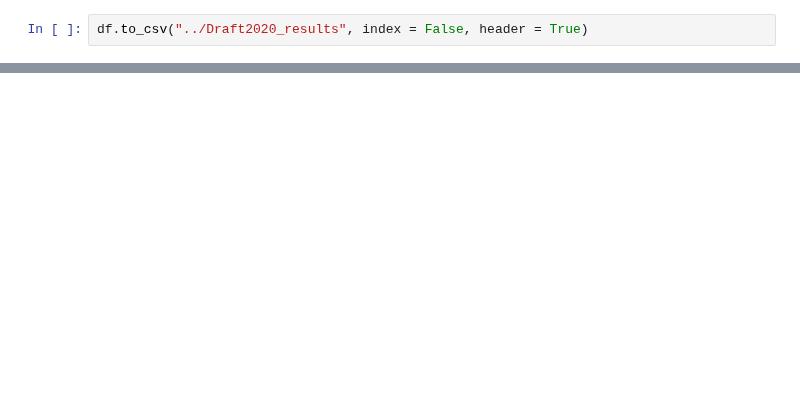
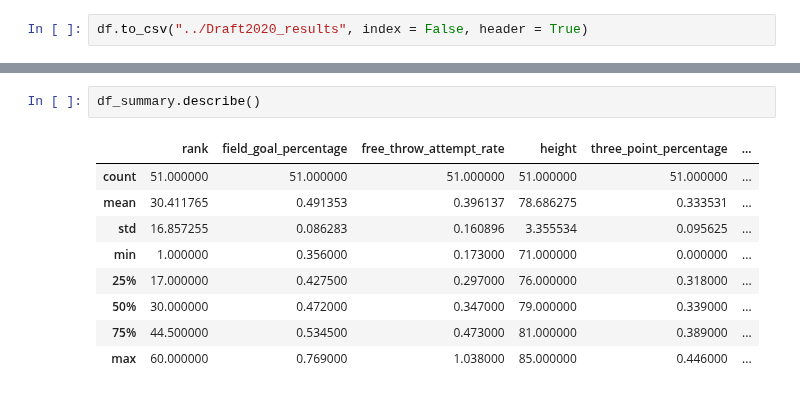
Before and after one commit to woodfin8/Draft_Machine, a Jupyter notebook: 2020_draft_data/draft_html.ipynb, the cells around one changed output, grey strips where cells are left out. Saved outputs shown, nothing was run; the diff lists cells and outputs as text; blank space fills up the shorter version.

```diff
--- a/2020_draft_data/draft_html.ipynb
+++ b/2020_draft_data/draft_html.ipynb
@@ -145,0 +179,12 @@ df_summary = df[["rank","player_id", "name", "prediction", "field_goal_percentag
+# %%
+df_summary.describe()
+# %% [output]
+|  | rank | field_goal_percentage | free_throw_attempt_rate | height | three_point_percentage | ... |
+| count | 51.000000 | 51.000000 | 51.000000 | 51.000000 | 51.000000 | ... |
+| mean | 30.411765 | 0.491353 | 0.396137 | 78.686275 | 0.333531 | ... |
+| std | 16.857255 | 0.086283 | 0.160896 | 3.355534 | 0.095625 | ... |
+| min | 1.000000 | 0.356000 | 0.173000 | 71.000000 | 0.000000 | ... |
+| 25% | 17.000000 | 0.427500 | 0.297000 | 76.000000 | 0.318000 | ... |
+| 50% | 30.000000 | 0.472000 | 0.347000 | 79.000000 | 0.339000 | ... |
+| 75% | 44.500000 | 0.534500 | 0.473000 | 81.000000 | 0.389000 | ... |
+| max | 60.000000 | 0.769000 | 1.038000 | 85.000000 | 0.446000 | ... |
```
Also changed, not shown: parts of 5 cells of this notebook.
